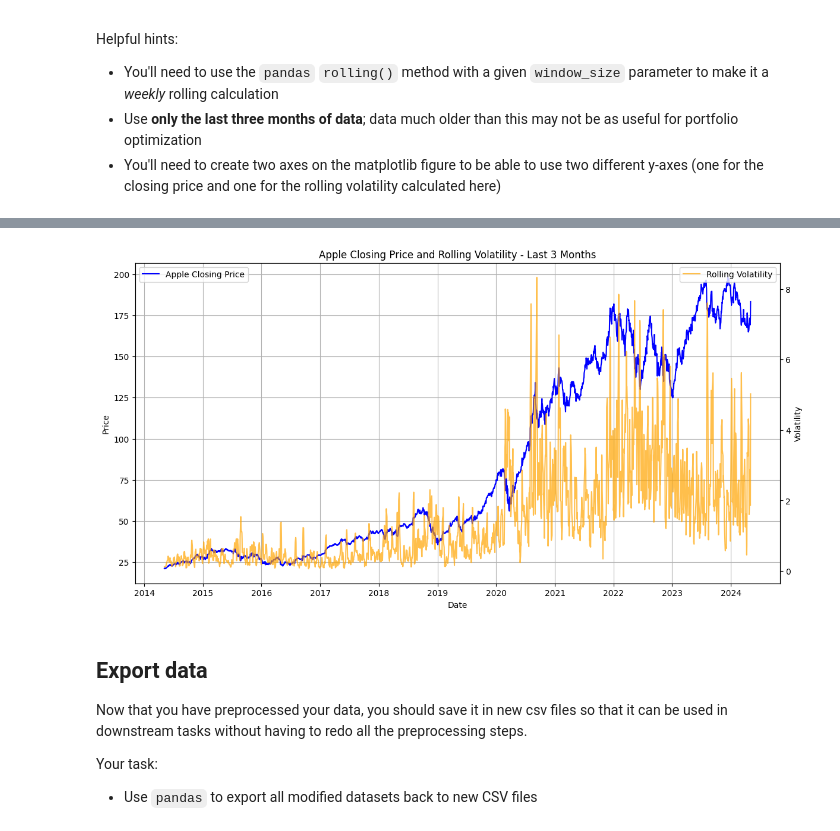
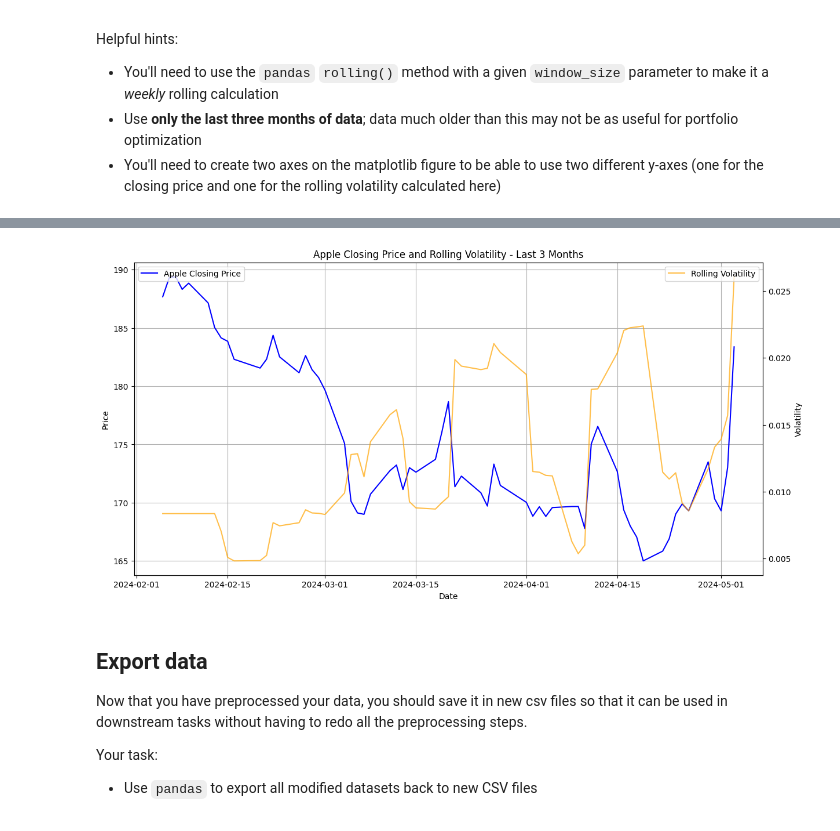
Before and after one commit to rednag/udacity-nd881-project-1, a Jupyter notebook: Preparing-for-data-analysis-project-student.ipynb, the cells around one changed output, grey strips where cells are left out. Cells and saved outputs as stored; diff of their text form; code cells hidden in the pictures.

```diff
--- a/Preparing-for-data-analysis-project-student.ipynb
+++ b/Preparing-for-data-analysis-project-student.ipynb
@@ -547,3 +547,8 @@ Helpful hints:
 # %%
 # Define the window size for the rolling calculation (e.g., one week)
 window_size = 7
+
+end_date = apple_stock_historical.index.max()
+start_date = end_date - pd.DateOffset(months=3)
+
+apple_stock_3m = apple_stock_historical[apple_stock_historical.index >= start_date]
@@ -550,4 +572,4 @@ window_size = 7
 # %%
 # Calculate rolling one-week volatility
-apple_stock_historical['Rolling Volatility'] = apple_stock_historical['Close/Last'].rolling(window=window_size).std()
-apple_stock_historical['Rolling Volatility'] = apple_stock_historical['Rolling Volatility'].bfill()
+apple_stock_3m['Rolling Volatility'] = apple_stock_3m['Daily Return'].rolling(window=window_size).std()
+apple_stock_3m['Rolling Volatility'] = apple_stock_3m['Rolling Volatility'].bfill()
@@ -554,20 +587,20 @@ apple_stock_historical['Rolling Volatility'] = apple_stock_historical['Rolling V
 # %%
 # Plot the calculated rolling weekly volatility of Apple's closing price against Apple's closing price
 # Plot these on the same chart, but using different y-axes
 fig, ax = plt.subplots(figsize=(14, 7))
 ax2 = ax.twinx()
-ax.plot(apple_stock_historical.index, apple_stock_historical['Close/Last'], label='Apple Closing Price', color='blue')
-ax2.plot(apple_stock_historical.index, apple_stock_historical['Rolling Volatility'], label='Rolling Volatility', color='orange', alpha=0.7)
+ax.plot(apple_stock_3m.index, apple_stock_3m['Close/Last'], label='Apple Closing Price', color='blue')
+ax2.plot(apple_stock_3m.index, apple_stock_3m['Rolling Volatility'], label='Rolling Volatility', color='orange', alpha=0.7)
 ax.set_title('Apple Closing Price and Rolling Volatility - Last 3 Months')
 ax.set_xlabel('Date')
 ax.set_ylabel('Price')
 ax2.set_ylabel('Volatility')
 ax.legend(loc='upper left')
 ax2.legend(loc='upper right')
 ax.grid()
 plt.show()
 # %% [output]
-[figure, old version]
+[figure, new version]
 # %% [markdown]
 ## Export data
 
```
Also changed, not shown: parts of 2 cells of this notebook.
